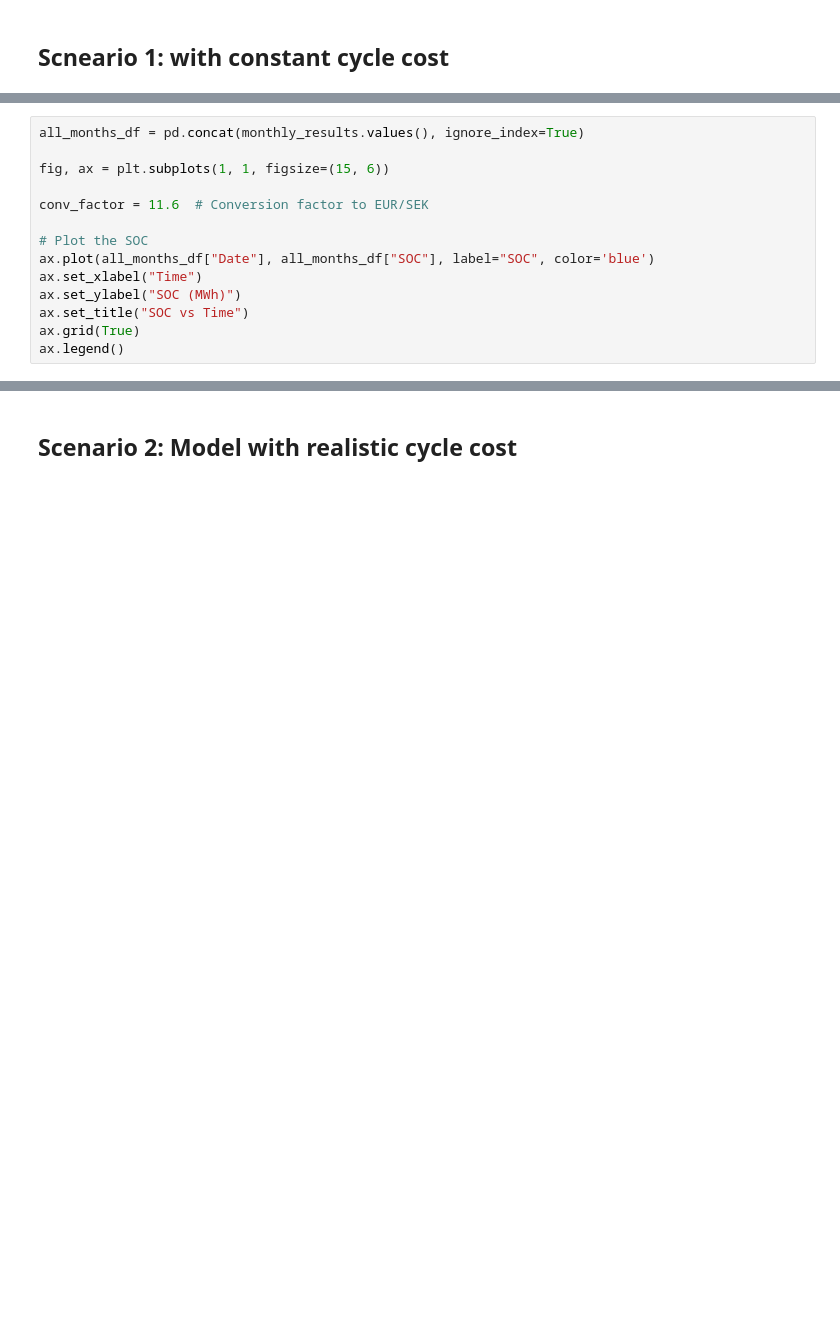
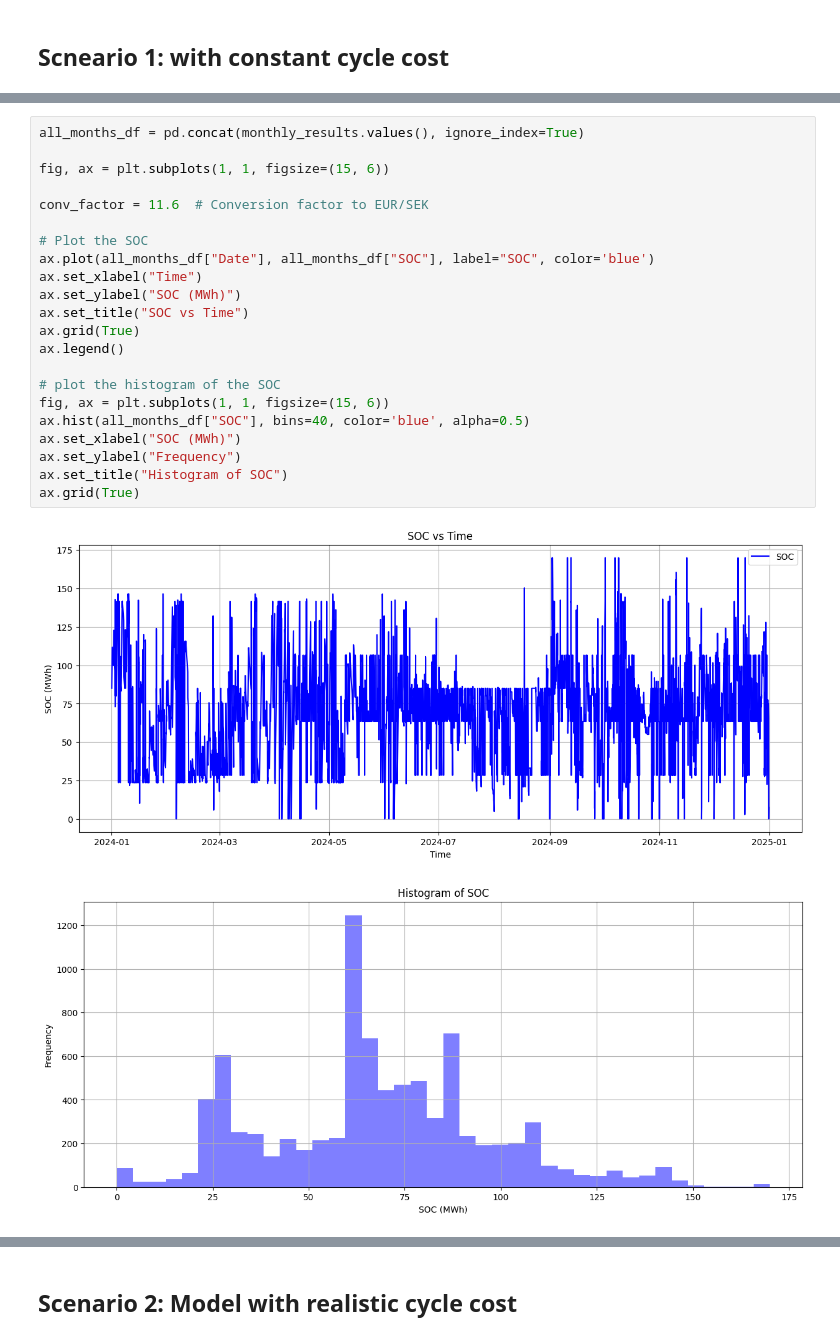
Before and after one commit to Abokho/Stockholm_Exergi, a Jupyter notebook: BESS_optimization_LT.ipynb, the cells around one changed output, grey strips where cells are left out. Saved outputs shown, nothing was run; the diff lists cells and outputs as text; blank space fills up the shorter version.

```diff
--- a/BESS_optimization_LT.ipynb
+++ b/BESS_optimization_LT.ipynb
@@ -692,17 +692,28 @@ plt.show()
 # %%
 all_months_df = pd.concat(monthly_results.values(), ignore_index=True)
 
 fig, ax = plt.subplots(1, 1, figsize=(15, 6))
 
 conv_factor = 11.6  # Conversion factor to EUR/SEK
 
 # Plot the SOC
 ax.plot(all_months_df["Date"], all_months_df["SOC"], label="SOC", color='blue')
 ax.set_xlabel("Time")
 ax.set_ylabel("SOC (MWh)")
 ax.set_title("SOC vs Time")
 ax.grid(True)
 ax.legend()
+
+# plot the histogram of the SOC
+fig, ax = plt.subplots(1, 1, figsize=(15, 6))
+ax.hist(all_months_df["SOC"], bins=40, color='blue', alpha=0.5)
+ax.set_xlabel("SOC (MWh)")
+ax.set_ylabel("Frequency")
+ax.set_title("Histogram of SOC")
+ax.grid(True)
+# %% [output]
+[figure, added]
+[figure, added]
 # %%
 # Assuming the DataFrame is 'df'
 
```
Also changed, not shown: parts of 3 cells of this notebook.
